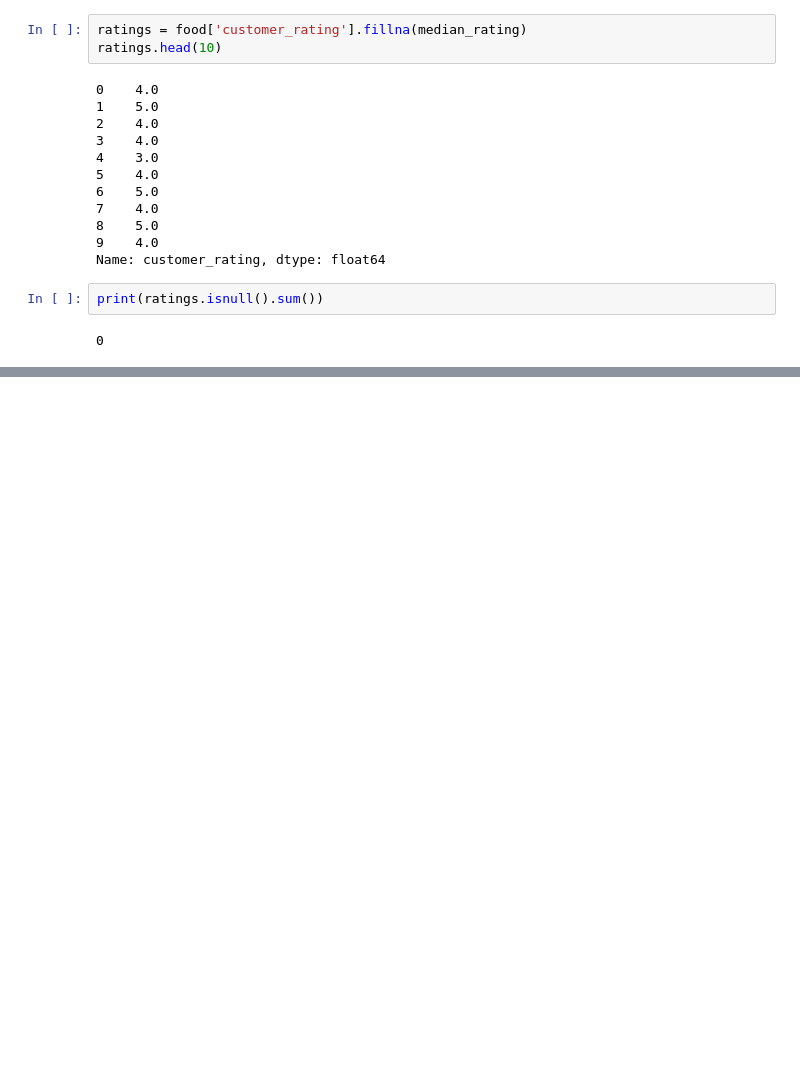
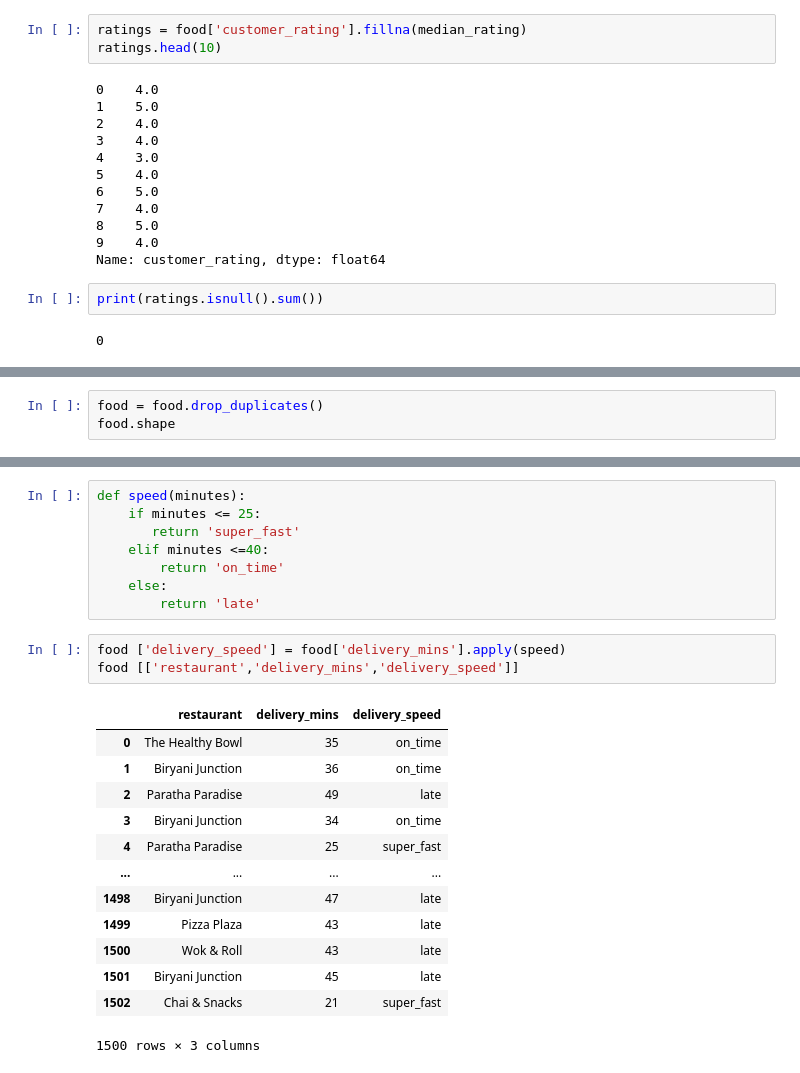
Before and after one commit to singh-amit-45/Data-Science, a Jupyter notebook: Libraries/Pandas/Pandas_DataFrame/DataFrame.ipynb, the cells around one changed output, grey strips where cells are left out. Saved outputs shown, nothing was run; the diff lists cells and outputs as text; blank space fills up the shorter version.

Commit message:
Add Pandas DataFrame examples and late deliveries CSV

```diff
--- a/Libraries/Pandas/Pandas_DataFrame/DataFrame.ipynb
+++ b/Libraries/Pandas/Pandas_DataFrame/DataFrame.ipynb
@@ -1487,0 +1513,3 @@ print(ratings.isnull().sum())
+# %%
+food = food.drop_duplicates()
+food.shape
@@ -1487,0 +1589,25 @@ print(ratings.isnull().sum())
+# %%
+def speed(minutes):
+    if minutes <= 25:
+       return 'super_fast'
+    elif minutes <=40:
+        return 'on_time'
+    else:
+        return 'late'
+# %%
+food ['delivery_speed'] = food['delivery_mins'].apply(speed)
+food [['restaurant','delivery_mins','delivery_speed']]
+# %% [output]
+|  | restaurant | delivery_mins | delivery_speed |
+| 0 | The Healthy Bowl | 35 | on_time |
+| 1 | Biryani Junction | 36 | on_time |
+| 2 | Paratha Paradise | 49 | late |
+| 3 | Biryani Junction | 34 | on_time |
+| 4 | Paratha Paradise | 25 | super_fast |
+| ... | ... | ... | ... |
+| 1498 | Biryani Junction | 47 | late |
+| 1499 | Pizza Plaza | 43 | late |
+| 1500 | Wok & Roll | 43 | late |
+| 1501 | Biryani Junction | 45 | late |
+| 1502 | Chai & Snacks | 21 | super_fast |
+1500 rows × 3 columns
```
Also changed, not shown: parts of 42 cells of this notebook, 1 other file.
